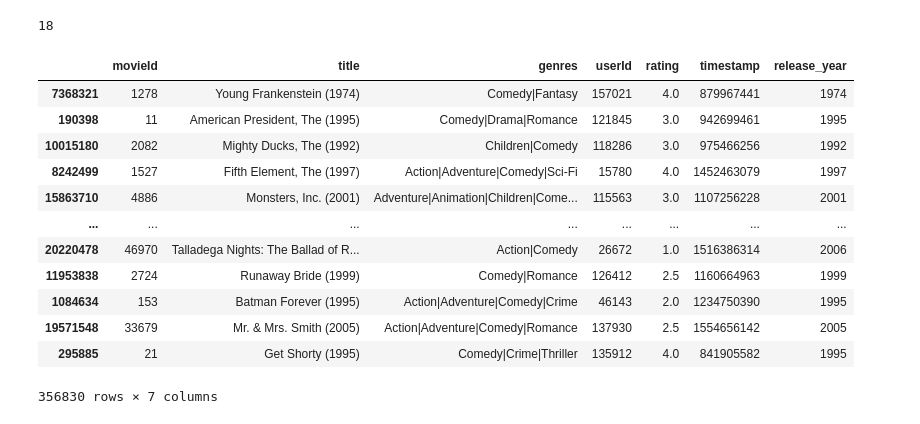
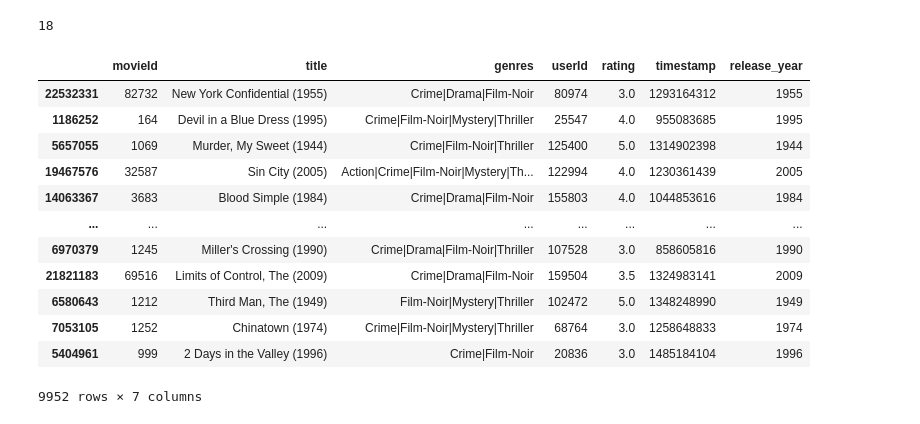
Before and after one commit to blancacarretero/movie-recommendation-engine, a Jupyter notebook: main.ipynb, the cells around one changed output. Drawn from its saved outputs; the diff is of its cells as text; code cells hidden in the pictures.

```diff
--- a/main.ipynb
+++ b/main.ipynb
@@ -188,21 +172,21 @@ def genre_ratings(genre):
     df = reduced[reduced['genres'].str.contains(genre, regex=False)]
     return df
 # %%
-genre_ratings('Comedy')
+genre_ratings('Film-Noir')
 # %% [output]
 |  | movieId | title | genres | userId | rating | timestamp | release_year |
-| 7368321 | 1278 | Young Frankenstein (1974) | Comedy|Fantasy | 157021 | 4.0 | 879967441 | 1974 |
-| 190398 | 11 | American President, The (1995) | Comedy|Drama|Romance | 121845 | 3.0 | 942699461 | 1995 |
-| 10015180 | 2082 | Mighty Ducks, The (1992) | Children|Comedy | 118286 | 3.0 | 975466256 | 1992 |
-| 8242499 | 1527 | Fifth Element, The (1997) | Action|Adventure|Comedy|Sci-Fi | 15780 | 4.0 | 1452463079 | 1997 |
-| 15863710 | 4886 | Monsters, Inc. (2001) | Adventure|Animation|Children|Come... | 115563 | 3.0 | 1107256228 | 2001 |
+| 22532331 | 82732 | New York Confidential (1955) | Crime|Drama|Film-Noir | 80974 | 3.0 | 1293164312 | 1955 |
+| 1186252 | 164 | Devil in a Blue Dress (1995) | Crime|Film-Noir|Mystery|Thriller | 25547 | 4.0 | 955083685 | 1995 |
+| 5657055 | 1069 | Murder, My Sweet (1944) | Crime|Film-Noir|Thriller | 125400 | 5.0 | 1314902398 | 1944 |
+| 19467576 | 32587 | Sin City (2005) | Action|Crime|Film-Noir|Mystery|Th... | 122994 | 4.0 | 1230361439 | 2005 |
+| 14063367 | 3683 | Blood Simple (1984) | Crime|Drama|Film-Noir | 155803 | 4.0 | 1044853616 | 1984 |
 | ... | ... | ... | ... | ... | ... | ... | ... |
-| 20220478 | 46970 | Talladega Nights: The Ballad of R... | Action|Comedy | 26672 | 1.0 | 1516386314 | 2006 |
-| 11953838 | 2724 | Runaway Bride (1999) | Comedy|Romance | 126412 | 2.5 | 1160664963 | 1999 |
-| 1084634 | 153 | Batman Forever (1995) | Action|Adventure|Comedy|Crime | 46143 | 2.0 | 1234750390 | 1995 |
-| 19571548 | 33679 | Mr. & Mrs. Smith (2005) | Action|Adventure|Comedy|Romance | 137930 | 2.5 | 1554656142 | 2005 |
-| 295885 | 21 | Get Shorty (1995) | Comedy|Crime|Thriller | 135912 | 4.0 | 841905582 | 1995 |
+| 6970379 | 1245 | Miller's Crossing (1990) | Crime|Drama|Film-Noir|Thriller | 107528 | 3.0 | 858605816 | 1990 |
+| 21821183 | 69516 | Limits of Control, The (2009) | Crime|Drama|Film-Noir | 159504 | 3.5 | 1324983141 | 2009 |
+| 6580643 | 1212 | Third Man, The (1949) | Film-Noir|Mystery|Thriller | 102472 | 5.0 | 1348248990 | 1949 |
+| 7053105 | 1252 | Chinatown (1974) | Crime|Film-Noir|Mystery|Thriller | 68764 | 3.0 | 1258648833 | 1974 |
+| 5404961 | 999 | 2 Days in the Valley (1996) | Crime|Film-Noir | 20836 | 3.0 | 1485184104 | 1996 |
-356830 rows × 7 columns
+9952 rows × 7 columns
 # %%
 genre_averages = {
     'Genre': [],
```
Also changed, not shown: parts of 12 cells of this notebook, 10 other files.
